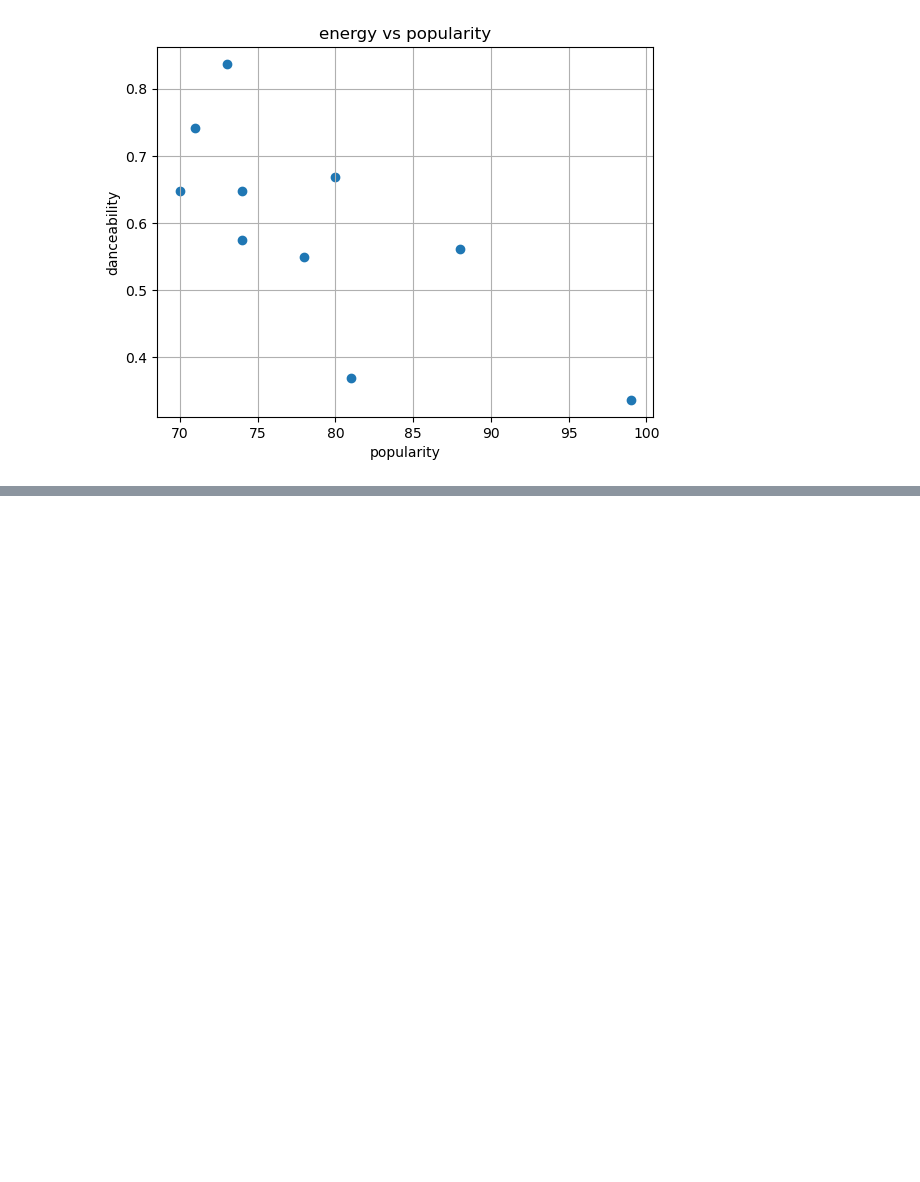
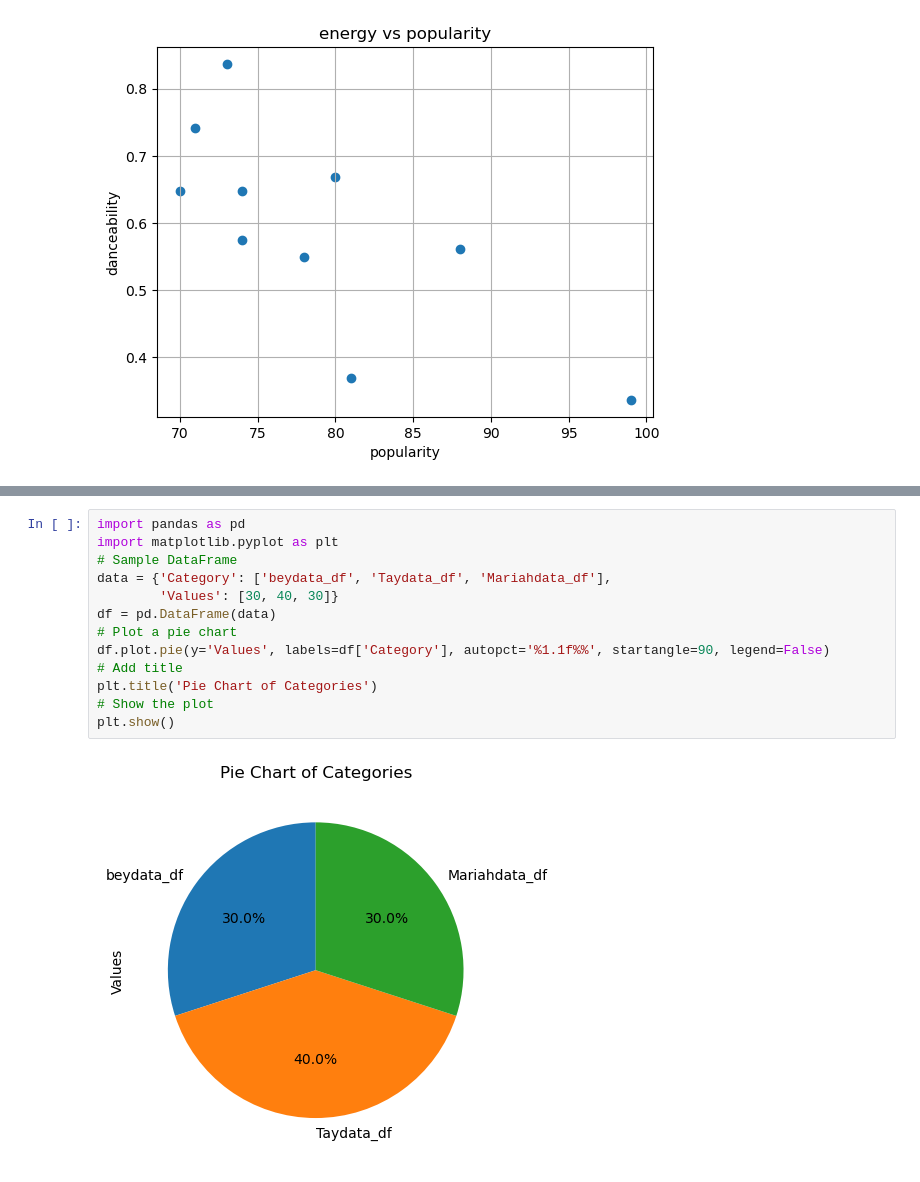
Before and after one commit to Kourtneet/Project_1, a Jupyter notebook: Chart of the Music Artist.ipynb, the cells around one changed output, grey strips where cells are left out. Cells and saved outputs as stored; diff of their text form; blank space fills up the shorter version.

```diff
--- a/Chart of the Music Artist.ipynb
+++ b/Chart of the Music Artist.ipynb
@@ -482,0 +492,15 @@ SyntaxError: invalid syntax (9799172.py, line 1)
+# %%
+import pandas as pd
+import matplotlib.pyplot as plt
+# Sample DataFrame
+data = {'Category': ['beydata_df', 'Taydata_df', 'Mariahdata_df'],
+        'Values': [30, 40, 30]}
+df = pd.DataFrame(data)
+# Plot a pie chart
+df.plot.pie(y='Values', labels=df['Category'], autopct='%1.1f%%', startangle=90, legend=False)
+# Add title
+plt.title('Pie Chart of Categories')
+# Show the plot
+plt.show()
+# %% [output]
+[figure, added]
```
Also changed, not shown: parts of 1 cell of this notebook.
